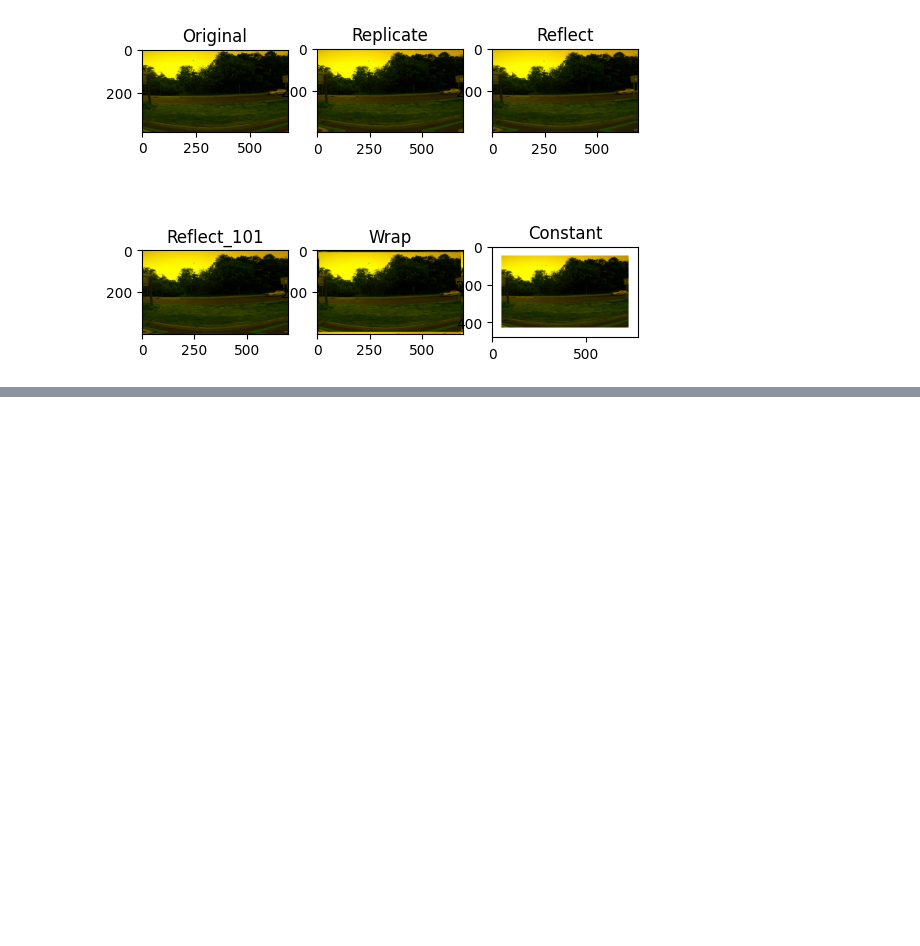
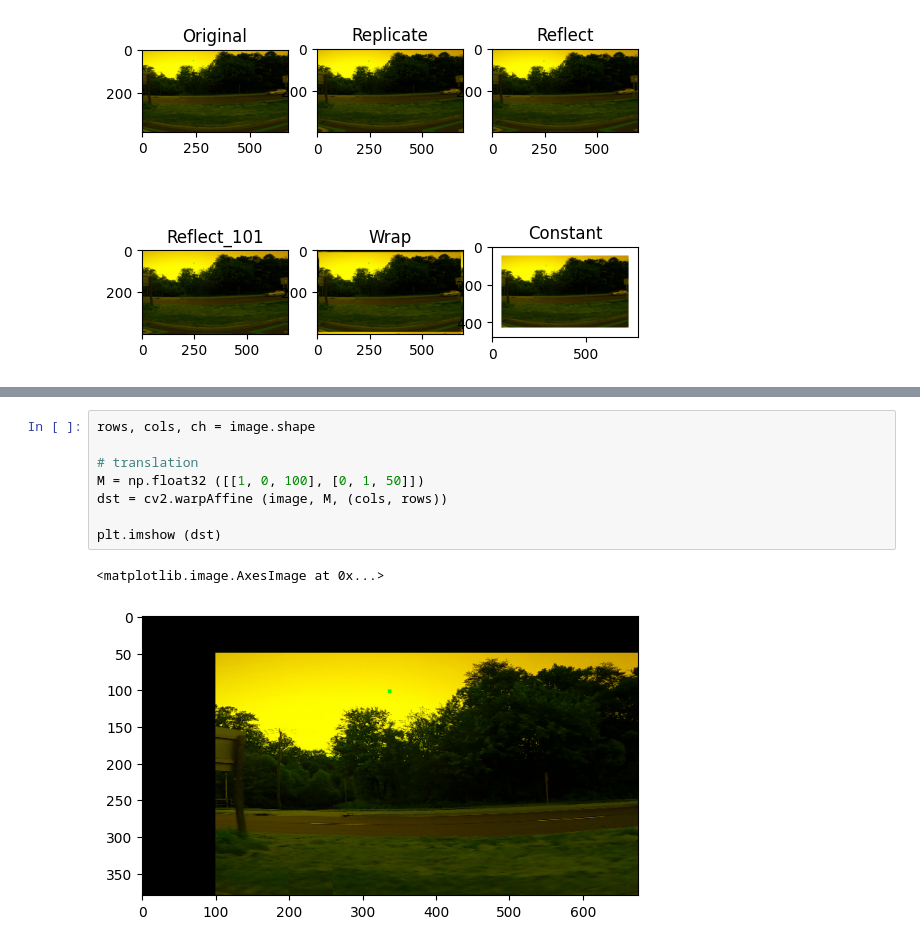
Before and after one commit to AleksandrMorozov123/Computer-vision-with-TensorFlow-Keras-and-OpenCV, a Jupyter notebook: computer-vision-with-opencv.ipynb, the cells around one changed output, grey strips where cells are left out. Saved outputs shown, nothing was run; the diff lists cells and outputs as text; blank space fills up the shorter version.

```diff
--- a/computer-vision-with-opencv.ipynb
+++ b/computer-vision-with-opencv.ipynb
@@ -188,0 +215,11 @@ plt.show ()
+# %%
+rows, cols, ch = image.shape
+
+# translation
+M = np.float32 ([[1, 0, 100], [0, 1, 50]])
+dst = cv2.warpAffine (image, M, (cols, rows))
+
+plt.imshow (dst)
+# %% [output]
+<matplotlib.image.AxesImage at 0x...>
+[figure, added]
```
Also changed, not shown: parts of 9 cells of this notebook.
